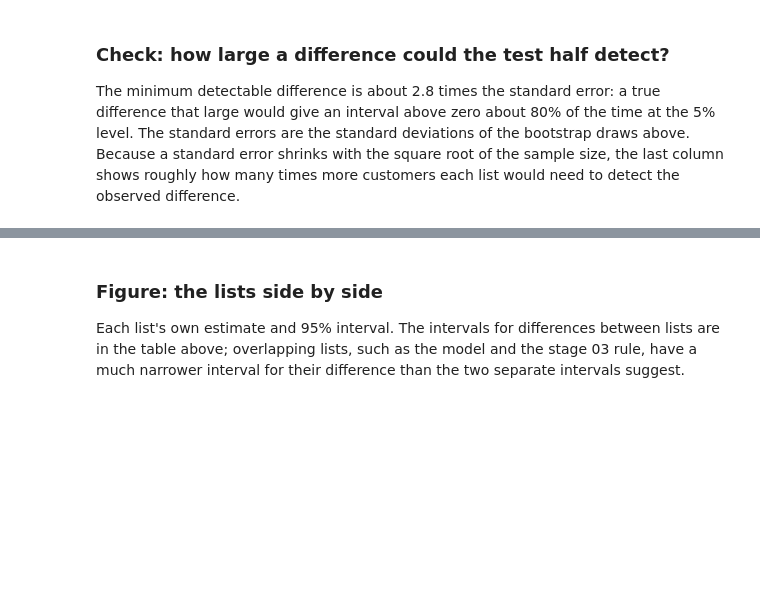
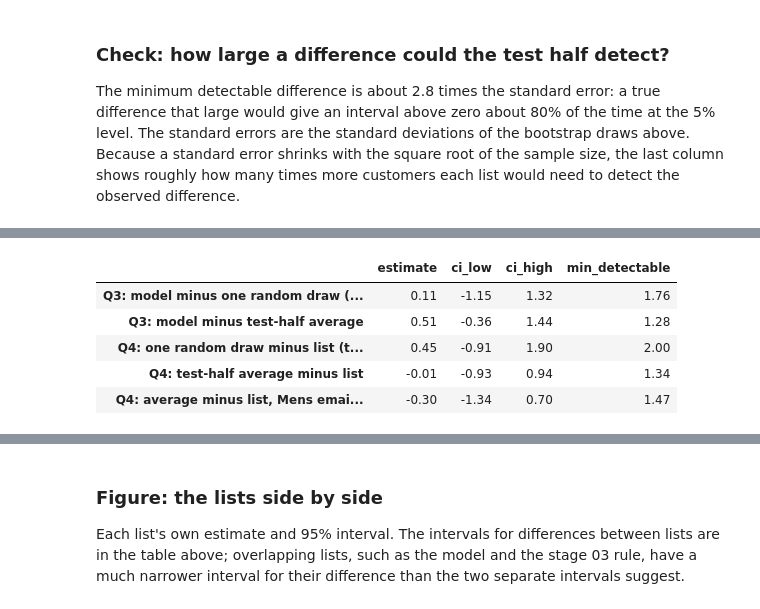
Before and after one commit to flora29058486/email-campaign-targeting, a Jupyter notebook: notebooks/04_01_uplift_models.ipynb, the cells around one changed output, grey strips where cells are left out. Cells and saved outputs as stored; diff of their text form; code cells hidden in the pictures; blank space fills up the shorter version.

```diff
--- a/notebooks/04_01_uplift_models.ipynb
+++ b/notebooks/04_01_uplift_models.ipynb
@@ -280,0 +287,72 @@ power.round(2)
+# %%
+def effect(pair, idx, values=spend):
+    """Incremental outcome per customer for one (emailed, control) pair of masks, for each row of indices."""
+    v = values[idx]
+    emailed, control = (mask[idx] for mask in pair)
+    return (v * emailed).sum(axis=1) / emailed.sum(axis=1) - (v * control).sum(axis=1) / control.sum(axis=1)
+
+
+def with_intervals(gaps):
+    """Estimate, 95% interval and detectable difference, from the same resamples as above."""
+    estimate = gaps(np.arange(len(spend))[None, :])
+    resample = np.random.default_rng(SEED)
+    draws = {name: [] for name in estimate}
+    for _ in range(N_BOOT // CHUNK):
+        for name, values in gaps(resample.integers(0, len(spend), size=(CHUNK, len(spend)))).items():
+            draws[name].append(values)
+    return pd.DataFrame({
+        "estimate": {k: v[0] for k, v in estimate.items()},
+        "ci_low": {k: np.percentile(np.concatenate(v), 2.5) for k, v in draws.items()},
+        "ci_high": {k: np.percentile(np.concatenate(v), 97.5) for k, v in draws.items()},
+        "min_detectable": {k: 2.8 * np.concatenate(v).std() for k, v in draws.items()},
+    })
+
+
+mens = segment == "Mens E-Mail"
+own_email_mask = segment == model_email
+suppressed = model_bottom
+n_drawn = random_pick.sum()
+own_emails = (own_email_mask, no_email)  # the whole test half, under the model's emails
+mens_only = (mens, no_email)  # the whole test half, Mens email for everyone
+suppressed_mens_only = (suppressed & mens, suppressed & no_email)
+
+
+def gaps(idx):
+    top = effect(masks["Q3 model"], idx)
+    bottom = effect(masks["Q4 model: suppressed list"], idx)
+    return {
+        "Q3: model minus one random draw (threshold)":
+            top - effect(masks["Q3 baseline: Mens email to random 10,000"], idx),
+        "Q3: model minus test-half average":
+            top - effect(mens_only, idx),
+        "Q4: one random draw minus list (threshold)":
+            effect(masks["Q4 random suppression"], idx) - bottom,
+        "Q4: test-half average minus list":
+            effect(own_emails, idx) - bottom,
+        "Q4: average minus list, Mens email for all":
+            effect(mens_only, idx) - effect(suppressed_mens_only, idx),
+    }
+
+
+check = with_intervals(gaps)
+everyone = np.arange(len(spend))[None, :]
+drawn = effect(masks["Q4 random suppression"], everyone)[0]
+listed = effect(masks["Q4 model: suppressed list"], everyone)[0]
+print(f"Test-half average: {effect(mens_only, everyone)[0]:.2f} with the Mens email, "
+      f"{effect(own_emails, everyone)[0]:.2f} with the model's emails")
+visits = test["visit"].to_numpy()
+print(f"Extra visits, test-half average: {effect(mens_only, everyone, visits)[0] * 100:.2f} pp with the Mens email, "
+      f"{effect(own_emails, everyone, visits)[0] * 100:.2f} pp with the model's emails")
+
+# Where does the one random draw fall among 5,000 random lists of the same size?
+draw_rng = np.random.default_rng(SEED)
+random_lists = []
+for _ in range(5_000):
+    rows = draw_rng.choice(len(spend), n_drawn, replace=False)
+    emailed, control = own_email_mask[rows], no_email[rows]
+    random_lists.append(spend[rows][emailed].mean() - spend[rows][control].mean())
+random_lists = np.array(random_lists)
+print(f"Random lists giving up at least as much as the one drawn: {(random_lists >= drawn).mean():.0%}")
+print(f"Random lists giving up no more than the model's list: {(random_lists <= listed).mean():.0%}")
+check.round(2)
+# %% [output]
@@ -280,0 +363,6 @@ power.round(2)
+|  | estimate | ci_low | ci_high | min_detectable |
+| Q3: model minus one random draw (... | 0.11 | -1.15 | 1.32 | 1.76 |
+| Q3: model minus test-half average | 0.51 | -0.36 | 1.44 | 1.28 |
+| Q4: one random draw minus list (t... | 0.45 | -0.91 | 1.90 | 2.00 |
+| Q4: test-half average minus list | -0.01 | -0.93 | 0.94 | 1.34 |
+| Q4: average minus list, Mens emai... | -0.30 | -1.34 | 0.70 | 1.47 |
```
Also changed, not shown: parts of 9 cells of this notebook, 6 other files.
